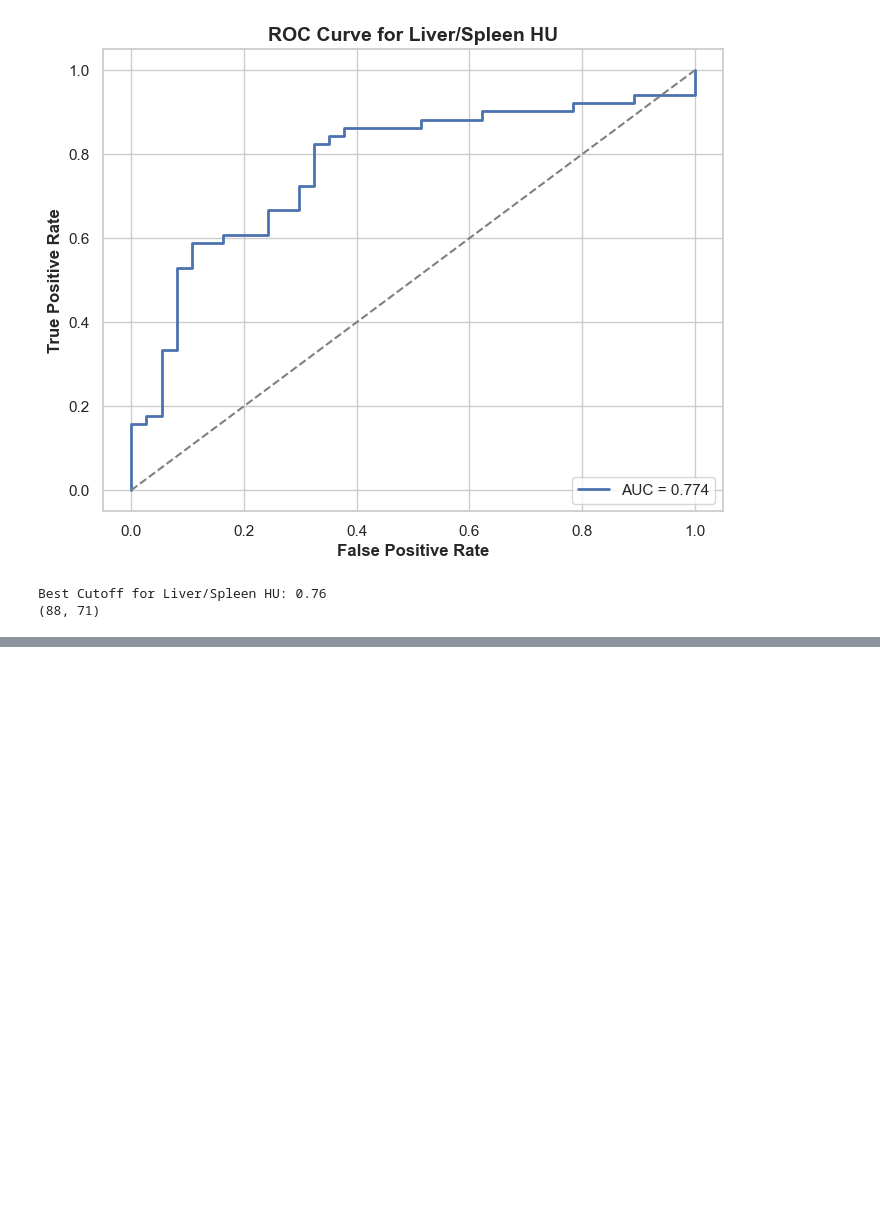
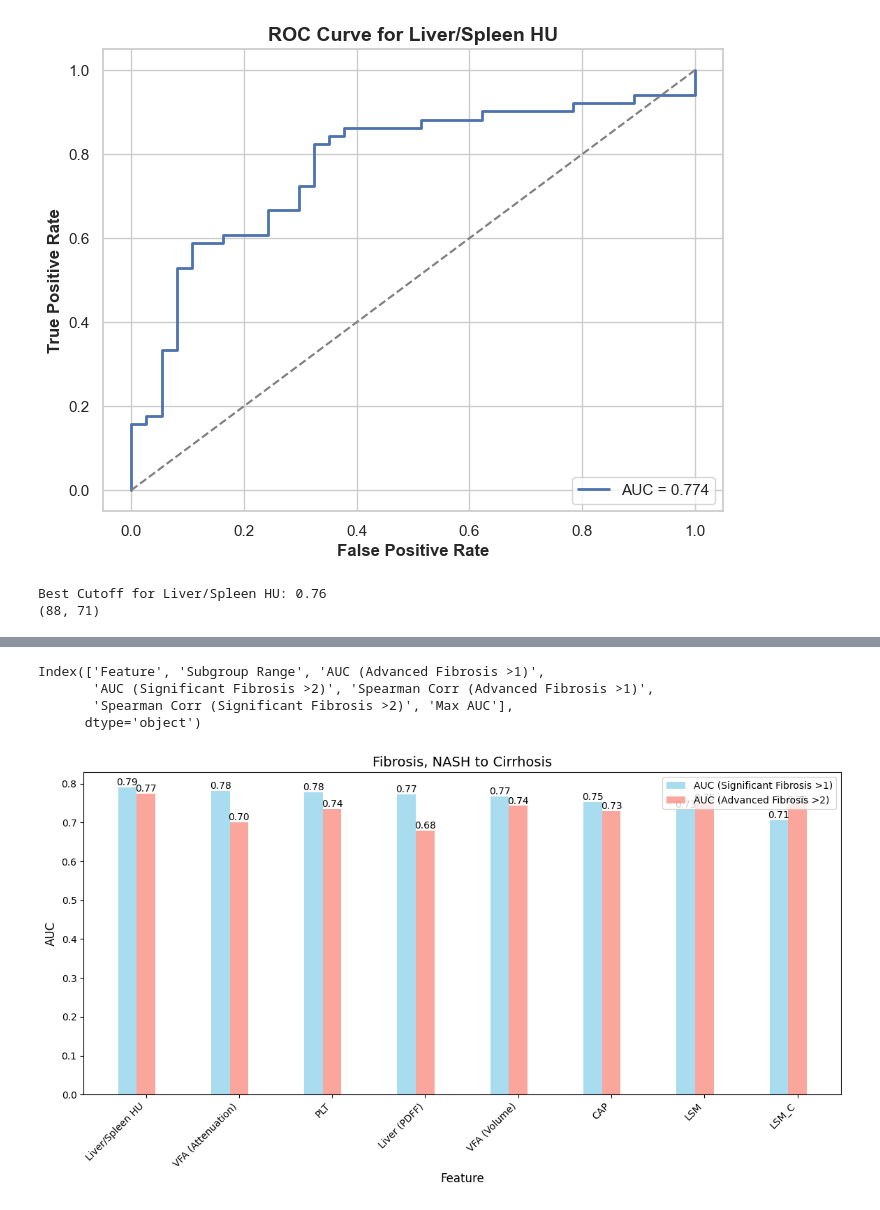
Before and after one commit to skhyun15/data, a Jupyter notebook: KDH/Data Preprocessing 2 & NHC Analysis.ipynb, the cells around one changed output, grey strips where cells are left out. Drawn from its saved outputs; the diff is of its cells as text; code cells hidden in the pictures; blank space fills up the shorter version.

```diff
--- a/KDH/Data Preprocessing 2 & NHC Analysis.ipynb
+++ b/KDH/Data Preprocessing 2 & NHC Analysis.ipynb
@@ -1699,0 +1984,2 @@ Best Cutoff for Liver/Spleen HU: 0.76
+# %%
+df_fibrosis = pd.read_csv("250312_208_aggregated_results.csv")
@@ -1699,0 +2002,5 @@ Best Cutoff for Liver/Spleen HU: 0.76
+# %%
+df_NASH_to_Cirrhosis = df_fibrosis[
+    (df_fibrosis["Subgroup Range"] == "NASH, Cirrhosis")
+    & (~df_fibrosis["Subgroup Range"].str.contains("Others"))
+]
@@ -1699,0 +2013,7 @@ Best Cutoff for Liver/Spleen HU: 0.76
+# %%
+df_None_to_NASH.columns
+# %% [output]
+Index(['Feature', 'Subgroup Range', 'AUC (Advanced Fibrosis >1)',
+       'AUC (Significant Fibrosis >2)', 'Spearman Corr (Advanced Fibrosis >1)',
+       'Spearman Corr (Significant Fibrosis >2)', 'Max AUC'],
+      dtype='object')
@@ -1699,0 +2031,59 @@ Best Cutoff for Liver/Spleen HU: 0.76
+# %%
+df_NASH_to_Cirrhosis = df_NASH_to_Cirrhosis.rename(columns={
+    "AUC (Advanced Fibrosis >1)": "AUC \n(Significant \nFibrosis >1)",
+    "AUC (Significant Fibrosis >2)": "AUC \n(Advanced \nFibrosis >2)"
+})
+# %%
+import numpy as np
+import matplotlib.pyplot as plt
+
+# Filter rows where AUC >0, AUC >1, and AUC >2 are all >= 0.7
+thres = 0.65
+filtered_df = df_NASH_to_Cirrhosis[
+    (df_NASH_to_Cirrhosis['AUC \n(Significant \nFibrosis >1)'] >= thres) &
+    (df_NASH_to_Cirrhosis['AUC \n(Advanced \nFibrosis >2)'] >= thres)
+]
+
+# Select the top 5 features with the highest Max AUC from the filtered dataframe
+top_features = filtered_df.nlargest(5, "Max AUC")
+
+
+df_LSM_CAP = df_NASH_to_Cirrhosis[df_NASH_to_Cirrhosis["Feature"].isin(["LSM", "CAP", "LSM_C"])]
+
+# concat LSM and CAP
+top_features = pd.concat([top_features, df_LSM_CAP])
+
+# Define the feature names and AUC values
+features = top_features["Feature"]
+auc_0 = top_features["AUC \n(Significant \nFibrosis >1)"]
+auc_1 = top_features["AUC \n(Advanced \nFibrosis >2)"]
+
+
+# Set bar width and x locations
+bar_width = 0.2
+x = np.arange(len(features))
+
+# Create a bar plot with separate bars
+plt.figure(figsize=(14, 6))
+bars_0 = plt.bar(x - bar_width, auc_0, width=bar_width, color="skyblue", label="AUC (Significant Fibrosis >1)", alpha=0.7)
+bars_1 = plt.bar(x, auc_1, width=bar_width, color="salmon", label="AUC (Advanced Fibrosis >2)", alpha=0.7)
+# bars_2 = plt.bar(x + bar_width, auc_2, width=bar_width, color="lightgreen", label="AUC >Above Probable NASH", alpha=0.7)
+
+# Add text labels above bars
+for bars in [bars_0, bars_1]:
+    for bar in bars:
+        height = bar.get_height()
+        plt.text(bar.get_x() + bar.get_width() / 2, height, f"{height:.2f}", ha="center", va="bottom", fontsize=10)
+
+# Add labels and title
+plt.xlabel("Feature", fontsize=12)
+plt.ylabel("AUC", fontsize=12)
+plt.title(f"Fibrosis, NASH to Cirrhosis", fontsize=14)
+plt.xticks(x, features, rotation=45, ha="right")
+plt.legend()
+
+# Show the plot
+# plt.tight_layout()
+plt.show()
+# %% [output]
+[figure, added]
```
Also changed, not shown: parts of 30 cells of this notebook, 10 other files.
